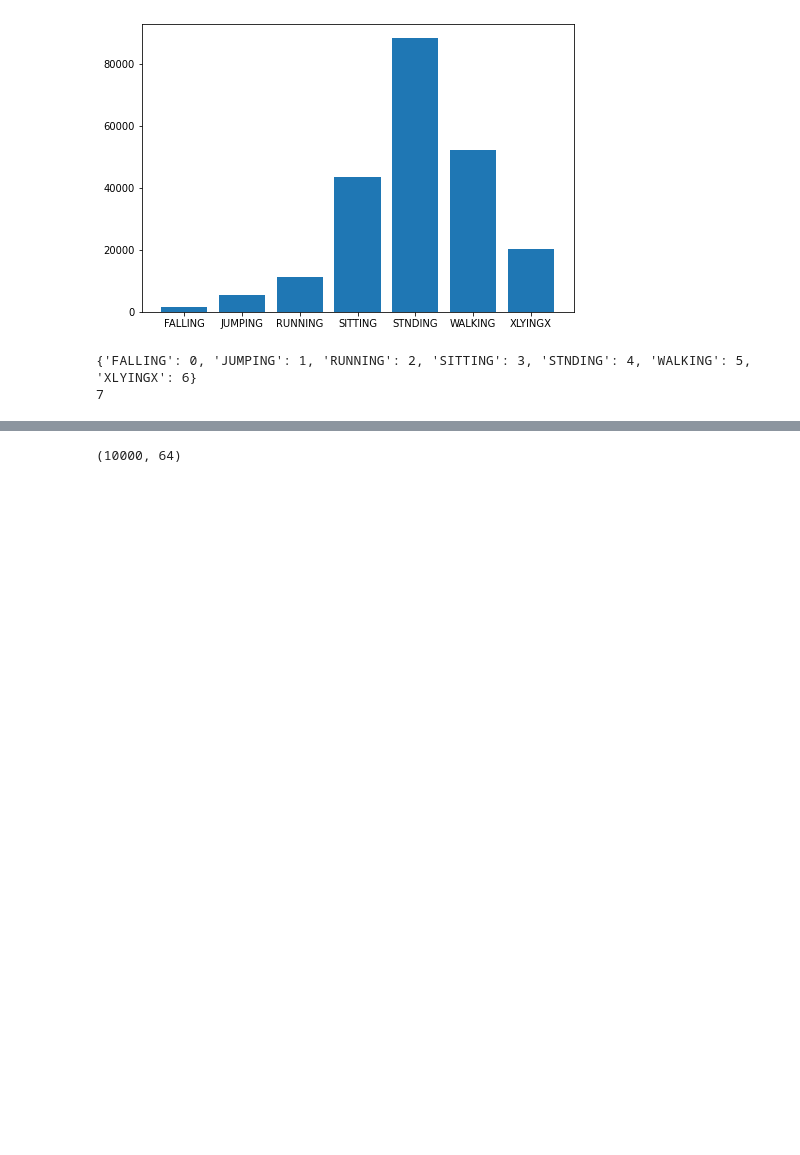
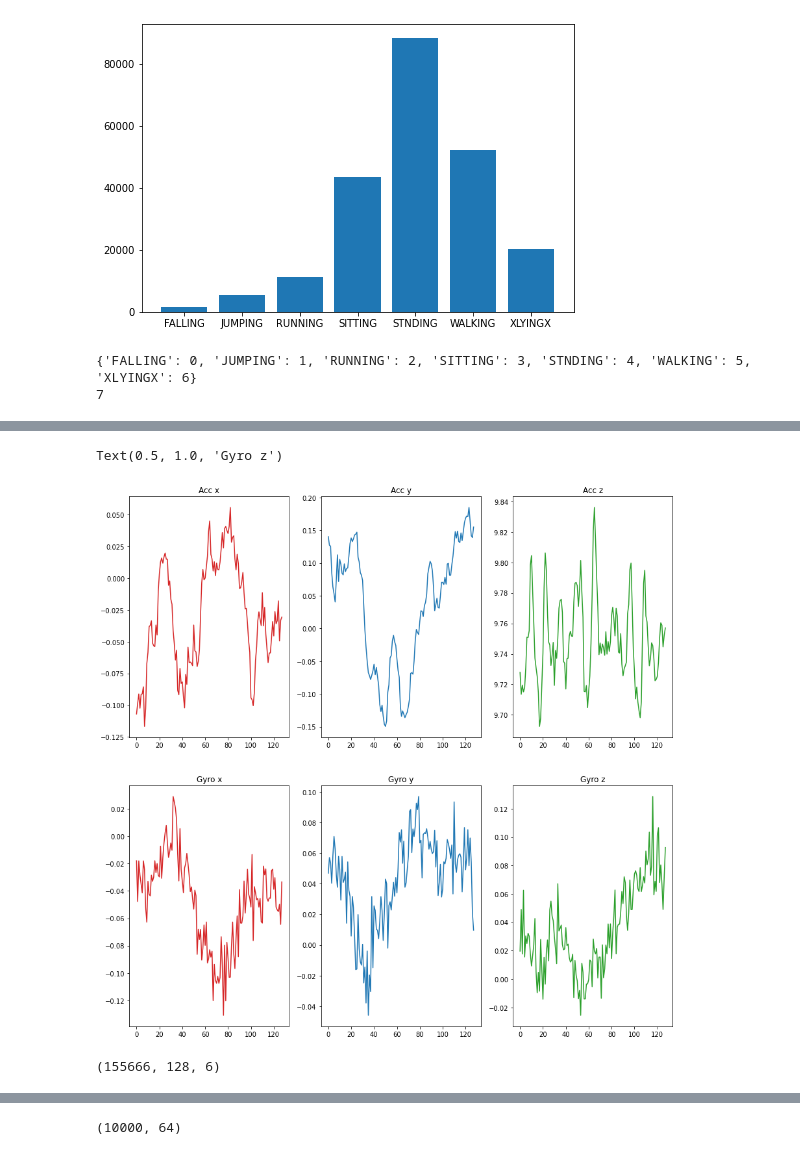
Before and after one commit to deno750/HumanActivityRecognition-HAR, a Jupyter notebook: AutoEncoder.ipynb, the cells around one changed output, grey strips where cells are left out. Saved outputs shown, nothing was run; the diff lists cells and outputs as text; code cells hidden in the pictures; blank space fills up the shorter version.

```diff
--- a/AutoEncoder.ipynb
+++ b/AutoEncoder.ipynb
@@ -140,18 +155,21 @@ print(y_train.shape)
 # %%
-#fig, axs = plt.subplots(3, 2)
-#fig.set_figheight(15)
-#fig.set_figwidth(15)
-#axs[0, 0].plot(X_train[measure,:,0], 'tab:red')
-#axs[0, 0].set_title('Real Acc x')
-#axs[0, 1].plot(X_prova[measure,:,0], 'tab:red')
-#axs[0, 1].set_title('Pred Acc x')
-#
-#axs[1, 0].plot(X_train[measure,:,1], 'tab:green')
-#axs[1, 0].set_title('Real Acc y')
-#axs[1, 1].plot(X_prova[measure,:,1], 'tab:green')
-#axs[1, 1].set_title('Pred Acc y')
-#
-#axs[2, 0].plot(X_train[measure,:,2], 'tab:blue')
-#axs[2, 0].set_title('Real Acc 1')
-#axs[2, 1].plot(X_prova[measure,:,2], 'tab:blue')
-#axs[2, 1].set_title('Pred Acc 1')
+measure = 5
+fig, axs = plt.subplots(2, 3)
+fig.set_figheight(15)
+fig.set_figwidth(15)
+axs[0, 0].plot(X_train[measure,:,0], 'tab:red')
+axs[0, 0].set_title('Acc x')
+axs[0, 1].plot(X_train[measure,:,1], 'tab:blue')
+axs[0, 1].set_title('Acc y')
+axs[0, 2].plot(X_train[measure,:,2], 'tab:green')
+axs[0, 2].set_title('Acc z')
+
+axs[1, 0].plot(X_train[measure,:,3], 'tab:red')
+axs[1, 0].set_title('Gyro x')
+axs[1, 1].plot(X_train[measure,:,4], 'tab:blue')
+axs[1, 1].set_title('Gyro y')
+axs[1, 2].plot(X_train[measure,:,5], 'tab:green')
+axs[1, 2].set_title('Gyro z')
+# %% [output]
+Text(0.5, 1.0, 'Gyro z')
+[figure, added]
@@ -165,0 +190,4 @@ dataset = tf.data.Dataset.from_tensor_slices((X_train[:10], y_train[:10])).shuff
+# %%
+print(X_train.shape)
+# %% [output]
+(155666, 128, 6)
```
Also changed, not shown: parts of 48 cells of this notebook, 10 other files.
